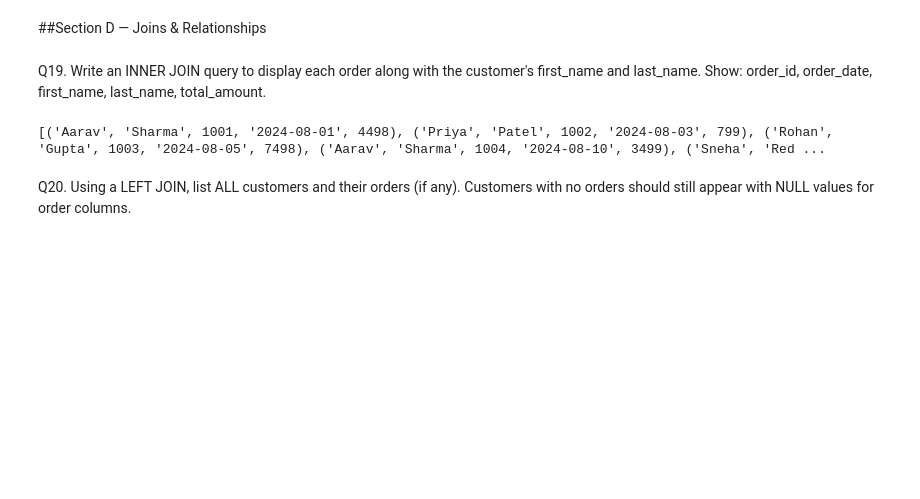
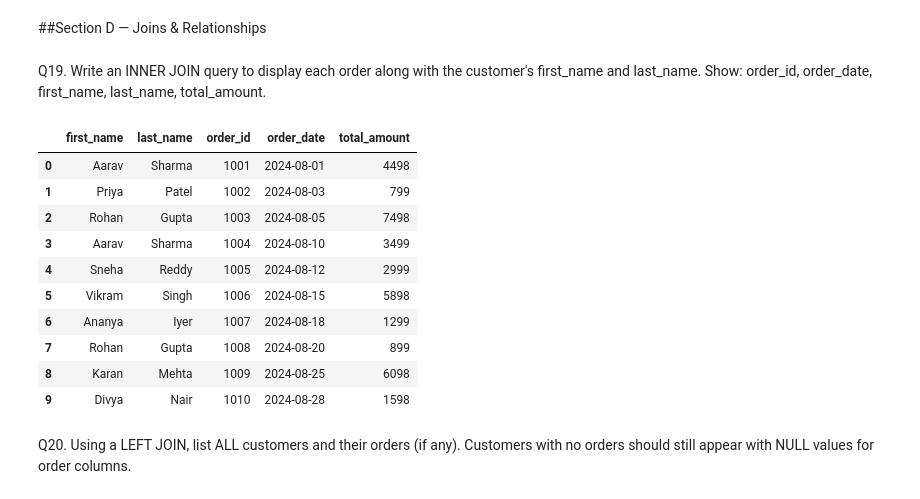
Before and after one commit to heeral17/Celebal_Internship_Assignment, a Jupyter notebook: Assignment2/Assignment_2.ipynb, the cells around one changed output. Cells and saved outputs as stored; diff of their text form; code cells hidden in the pictures; blank space fills up the shorter version.

```diff
--- a/Assignment2/Assignment_2.ipynb
+++ b/Assignment2/Assignment_2.ipynb
@@ -354,10 +382,19 @@ print(cursor.fetchall())
 # %% [markdown]
 Q19. Write an INNER JOIN query to display each order along with the customer's first_name and last_name. Show: order_id, order_date, first_name, last_name, total_amount.
 # %%
-cursor.execute("Select c.first_name,c.last_name,order_id,order_date,total_amount from customers c INNER JOIN orders o on c.customer_id =o.customer_id")
-print(cursor.fetchall())
+pd.read_sql("Select c.first_name,c.last_name,order_id,order_date,total_amount from customers c INNER JOIN orders o on c.customer_id =o.customer_id",conn)
 # %% [output]
-[('Aarav', 'Sharma', 1001, '2024-08-01', 4498), ('Priya', 'Patel', 1002, '2024-08-03', 799), ('Rohan', 'Gupta', 1003, '2024-08-05', 7498), ('Aarav', 'Sharma', 1004, '2024-08-10', 3499), ('Sneha', 'Red ...
+|  | first_name | last_name | order_id | order_date | total_amount |
+| 0 | Aarav | Sharma | 1001 | 2024-08-01 | 4498 |
+| 1 | Priya | Patel | 1002 | 2024-08-03 | 799 |
+| 2 | Rohan | Gupta | 1003 | 2024-08-05 | 7498 |
+| 3 | Aarav | Sharma | 1004 | 2024-08-10 | 3499 |
+| 4 | Sneha | Reddy | 1005 | 2024-08-12 | 2999 |
+| 5 | Vikram | Singh | 1006 | 2024-08-15 | 5898 |
+| 6 | Ananya | Iyer | 1007 | 2024-08-18 | 1299 |
+| 7 | Rohan | Gupta | 1008 | 2024-08-20 | 899 |
+| 8 | Karan | Mehta | 1009 | 2024-08-25 | 6098 |
+| 9 | Divya | Nair | 1010 | 2024-08-28 | 1598 |
 # %% [markdown]
 Q20. Using a LEFT JOIN, list ALL customers and their orders (if any). Customers with no orders should still appear with NULL values for order columns.
 # %%
```
Also changed, not shown: parts of 17 cells of this notebook.
